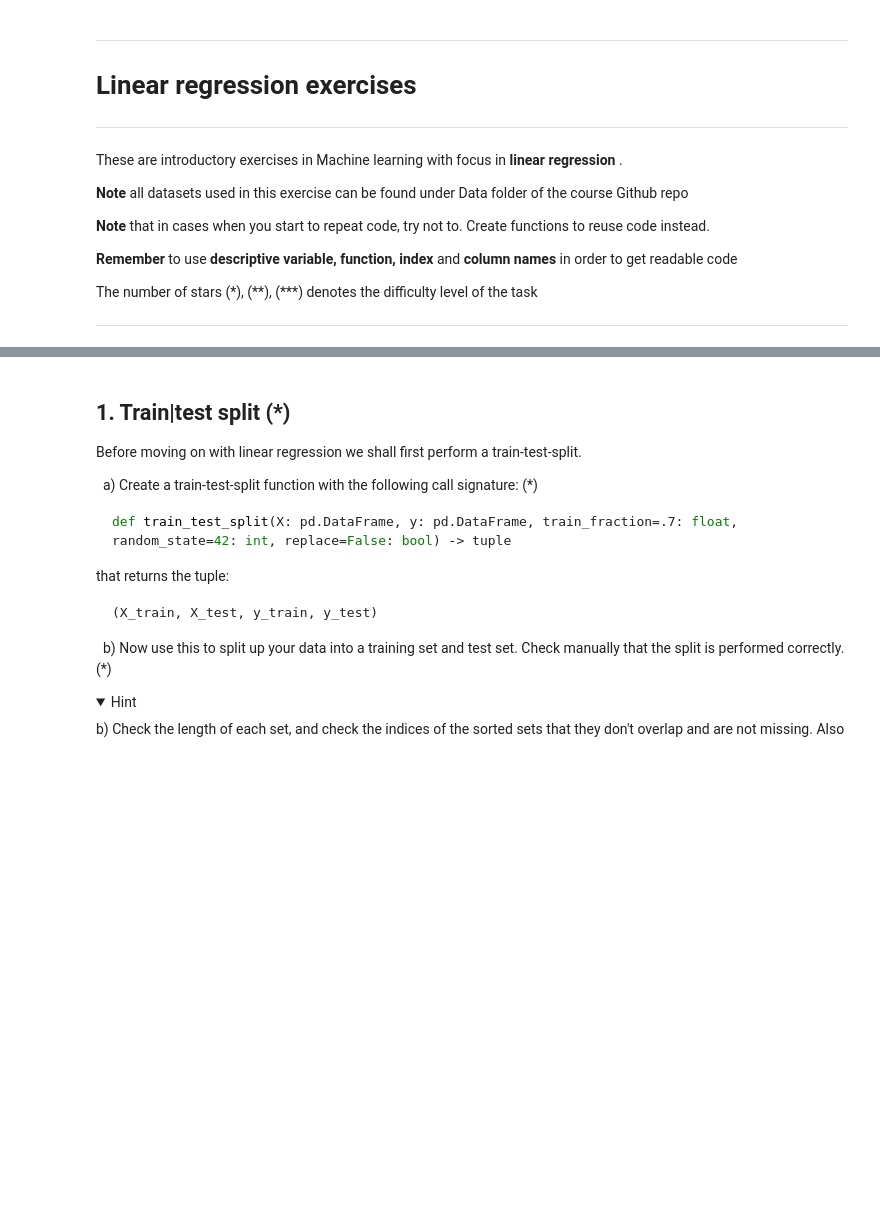
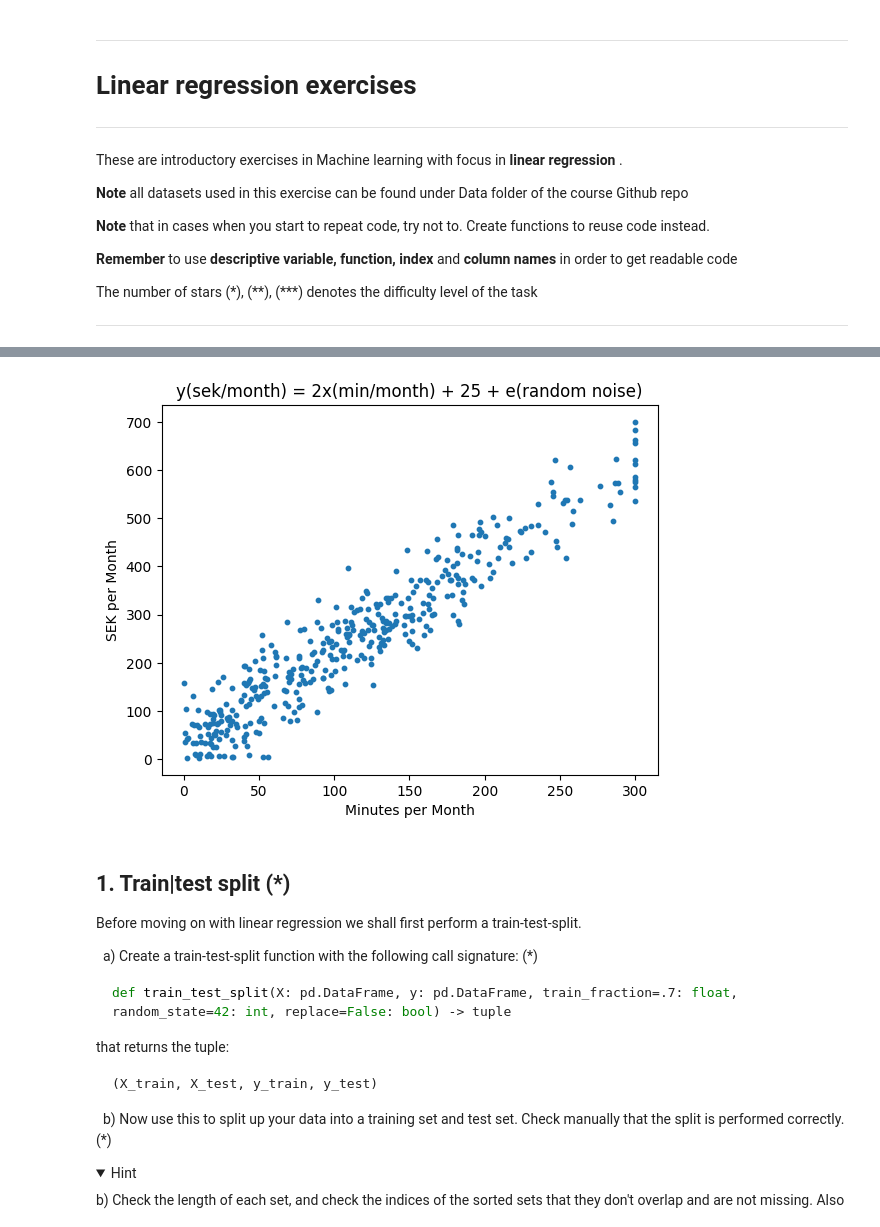
Before and after one commit to smlatic/Machine-Learning-ITHS, a Jupyter notebook: Exercises/E00_linear_regression.ipynb, the cells around one changed output, grey strips where cells are left out. Drawn from its saved outputs; the diff is of its cells as text; code cells hidden in the pictures; folded sections open; blank space fills up the shorter version.

```diff
--- a/Exercises/E00_linear_regression.ipynb
+++ b/Exercises/E00_linear_regression.ipynb
@@ -104,3 +119,35 @@ array([[0.37454012, 0.95071431, 0.73199394, ..., 0.42754102, 0.02541913,
+# %%
+
+
+# B) Now we want to remove some outliers according to this assumption: (*)
+
+# - no one talks more than 300 min using this type of subscription
+x_max300 = np.clip(x_min_per_month, 0, 300)
+
+# - no ones costs can be negative
+# - plot the new dataset
+y_new = 2*x_max300 + 25 + e_noise
+
+
+# Create plot
+fig, ax = plt.subplots()
+
+ax.scatter(x_max300, abs(y_new), s=10)
+
+# Set the x-axis label to "x" and the y-axis label to "y"
+ax.set_xlabel("Minutes per Month")
+ax.set_ylabel("SEK per Month")
+
+# Set the title to "y = 2x + 25 + e"
+ax.set_title("y(sek/month) = 2x(min/month) + 25 + e(random noise)")
+
+# Display the plot
+plt.show()
+
+
+# - also plot ground truth using the true parameters $\beta_0 = 25, \beta_1 = 2$
+# %% [output]
+[figure, added]
 # %% [markdown]
 ## 1. Train|test split (*)
 
```
Also changed, not shown: parts of 2 cells of this notebook.
